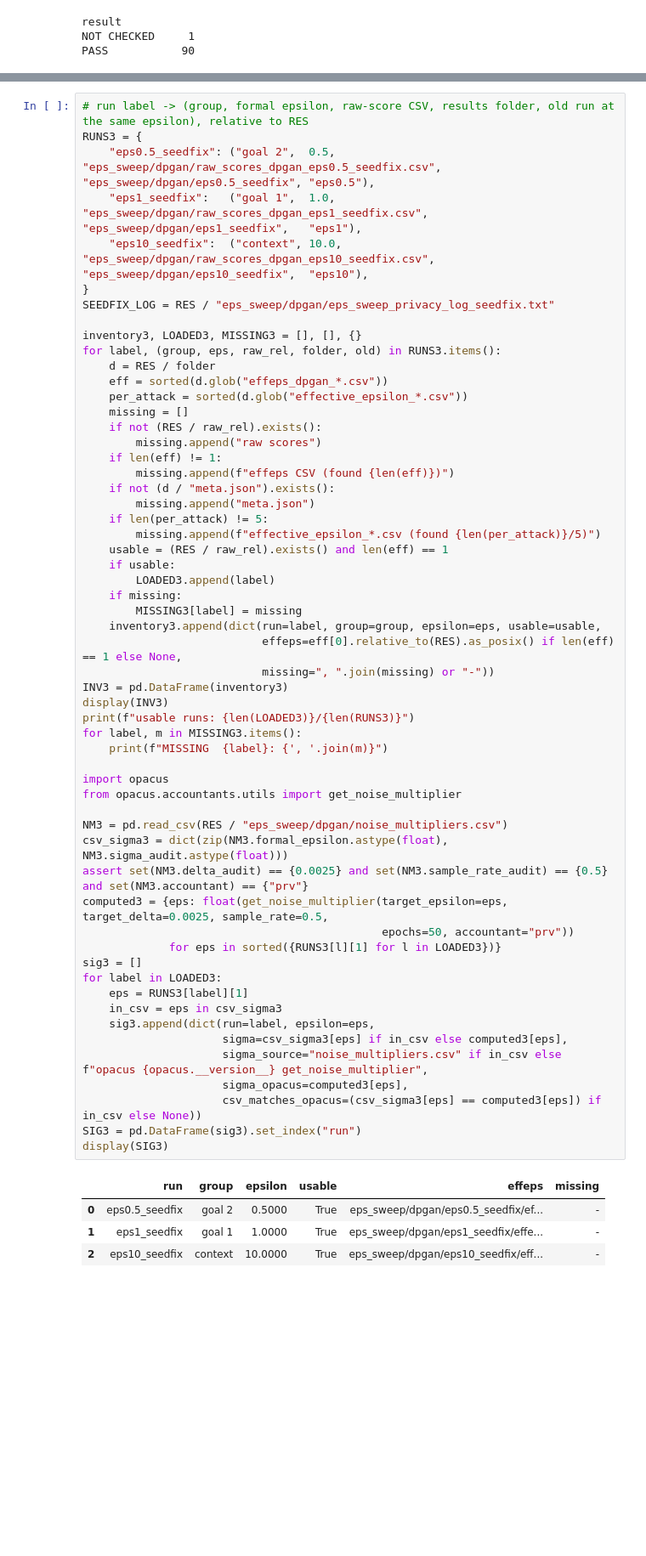
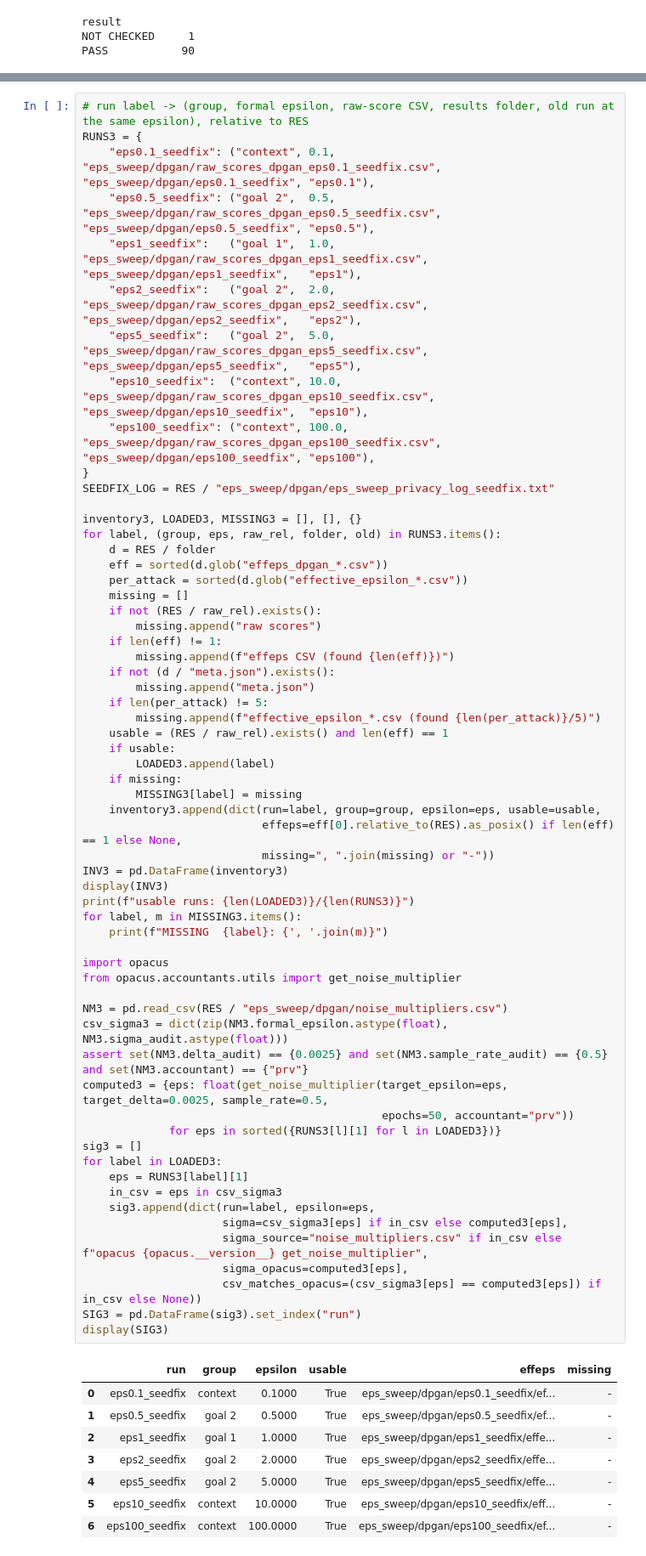
Before and after one commit to oliviapeng26/priv-sdg, a Jupyter notebook: benchmark_tapas/diagnostics/dpgan_threshold_audit.ipynb, the cells around one changed output, grey strips where cells are left out. Shown at 85% size. Drawn from its saved outputs; the diff is of its cells as text; blank space fills up the shorter version.

```diff
--- a/benchmark_tapas/diagnostics/dpgan_threshold_audit.ipynb
+++ b/benchmark_tapas/diagnostics/dpgan_threshold_audit.ipynb
@@ -688,9 +688,13 @@ Sigma as in Cell 8: `noise_multipliers.csv` (`sigma_audit`) where it has the run
 # %%
 # run label -> (group, formal epsilon, raw-score CSV, results folder, old run at the same epsilon), relative to RES
 RUNS3 = {
-    "eps0.5_seedfix": ("goal 2",  0.5,  "eps_sweep/dpgan/raw_scores_dpgan_eps0.5_seedfix.csv", "eps_sweep/dpgan/eps0.5_seedfix", "eps0.5"),
-    "eps1_seedfix":   ("goal 1",  1.0,  "eps_sweep/dpgan/raw_scores_dpgan_eps1_seedfix.csv",   "eps_sweep/dpgan/eps1_seedfix",   "eps1"),
-    "eps10_seedfix":  ("context", 10.0, "eps_sweep/dpgan/raw_scores_dpgan_eps10_seedfix.csv",  "eps_sweep/dpgan/eps10_seedfix",  "eps10"),
+    "eps0.1_seedfix": ("context", 0.1,   "eps_sweep/dpgan/raw_scores_dpgan_eps0.1_seedfix.csv", "eps_sweep/dpgan/eps0.1_seedfix", "eps0.1"),
+    "eps0.5_seedfix": ("goal 2",  0.5,   "eps_sweep/dpgan/raw_scores_dpgan_eps0.5_seedfix.csv", "eps_sweep/dpgan/eps0.5_seedfix", "eps0.5"),
+    "eps1_seedfix":   ("goal 1",  1.0,   "eps_sweep/dpgan/raw_scores_dpgan_eps1_seedfix.csv",   "eps_sweep/dpgan/eps1_seedfix",   "eps1"),
+    "eps2_seedfix":   ("goal 2",  2.0,   "eps_sweep/dpgan/raw_scores_dpgan_eps2_seedfix.csv",   "eps_sweep/dpgan/eps2_seedfix",   "eps2"),
+    "eps5_seedfix":   ("goal 2",  5.0,   "eps_sweep/dpgan/raw_scores_dpgan_eps5_seedfix.csv",   "eps_sweep/dpgan/eps5_seedfix",   "eps5"),
+    "eps10_seedfix":  ("context", 10.0,  "eps_sweep/dpgan/raw_scores_dpgan_eps10_seedfix.csv",  "eps_sweep/dpgan/eps10_seedfix",  "eps10"),
+    "eps100_seedfix": ("context", 100.0, "eps_sweep/dpgan/raw_scores_dpgan_eps100_seedfix.csv", "eps_sweep/dpgan/eps100_seedfix", "eps100"),
 }
 SEEDFIX_LOG = RES / "eps_sweep/dpgan/eps_sweep_privacy_log_seedfix.txt"
 
@@ -717,33 +721,37 @@ for label, (group, eps, raw_rel, folder, old) in RUNS3.items():
                            effeps=eff[0].relative_to(RES).as_posix() if len(eff) == 1 else None,
                            missing=", ".join(missing) or "-"))
 INV3 = pd.DataFrame(inventory3)
 display(INV3)
 print(f"usable runs: {len(LOADED3)}/{len(RUNS3)}")
 for label, m in MISSING3.items():
     print(f"MISSING  {label}: {', '.join(m)}")
 
 import opacus
 from opacus.accountants.utils import get_noise_multiplier
 
 NM3 = pd.read_csv(RES / "eps_sweep/dpgan/noise_multipliers.csv")
 csv_sigma3 = dict(zip(NM3.formal_epsilon.astype(float), NM3.sigma_audit.astype(float)))
 assert set(NM3.delta_audit) == {0.0025} and set(NM3.sample_rate_audit) == {0.5} and set(NM3.accountant) == {"prv"}
 computed3 = {eps: float(get_noise_multiplier(target_epsilon=eps, target_delta=0.0025, sample_rate=0.5,
                                              epochs=50, accountant="prv"))
              for eps in sorted({RUNS3[l][1] for l in LOADED3})}
 sig3 = []
 for label in LOADED3:
     eps = RUNS3[label][1]
     in_csv = eps in csv_sigma3
     sig3.append(dict(run=label, epsilon=eps,
                      sigma=csv_sigma3[eps] if in_csv else computed3[eps],
                      sigma_source="noise_multipliers.csv" if in_csv else f"opacus {opacus.__version__} get_noise_multiplier",
                      sigma_opacus=computed3[eps],
                      csv_matches_opacus=(csv_sigma3[eps] == computed3[eps]) if in_csv else None))
 SIG3 = pd.DataFrame(sig3).set_index("run")
 display(SIG3)
 # %% [output]
 |  | run | group | epsilon | usable | effeps | missing |
-| 0 | eps0.5_seedfix | goal 2 | 0.5000 | True | eps_sweep/dpgan/eps0.5_seedfix/ef... | - |
-| 1 | eps1_seedfix | goal 1 | 1.0000 | True | eps_sweep/dpgan/eps1_seedfix/effe... | - |
-| 2 | eps10_seedfix | context | 10.0000 | True | eps_sweep/dpgan/eps10_seedfix/eff... | - |
+| 0 | eps0.1_seedfix | context | 0.1000 | True | eps_sweep/dpgan/eps0.1_seedfix/ef... | - |
+| 1 | eps0.5_seedfix | goal 2 | 0.5000 | True | eps_sweep/dpgan/eps0.5_seedfix/ef... | - |
+| 2 | eps1_seedfix | goal 1 | 1.0000 | True | eps_sweep/dpgan/eps1_seedfix/effe... | - |
+| 3 | eps2_seedfix | goal 2 | 2.0000 | True | eps_sweep/dpgan/eps2_seedfix/effe... | - |
+| 4 | eps5_seedfix | goal 2 | 5.0000 | True | eps_sweep/dpgan/eps5_seedfix/effe... | - |
+| 5 | eps10_seedfix | context | 10.0000 | True | eps_sweep/dpgan/eps10_seedfix/eff... | - |
+| 6 | eps100_seedfix | context | 100.0000 | True | eps_sweep/dpgan/eps100_seedfix/ef... | - |
```
Also changed, not shown: parts of 10 cells of this notebook.
